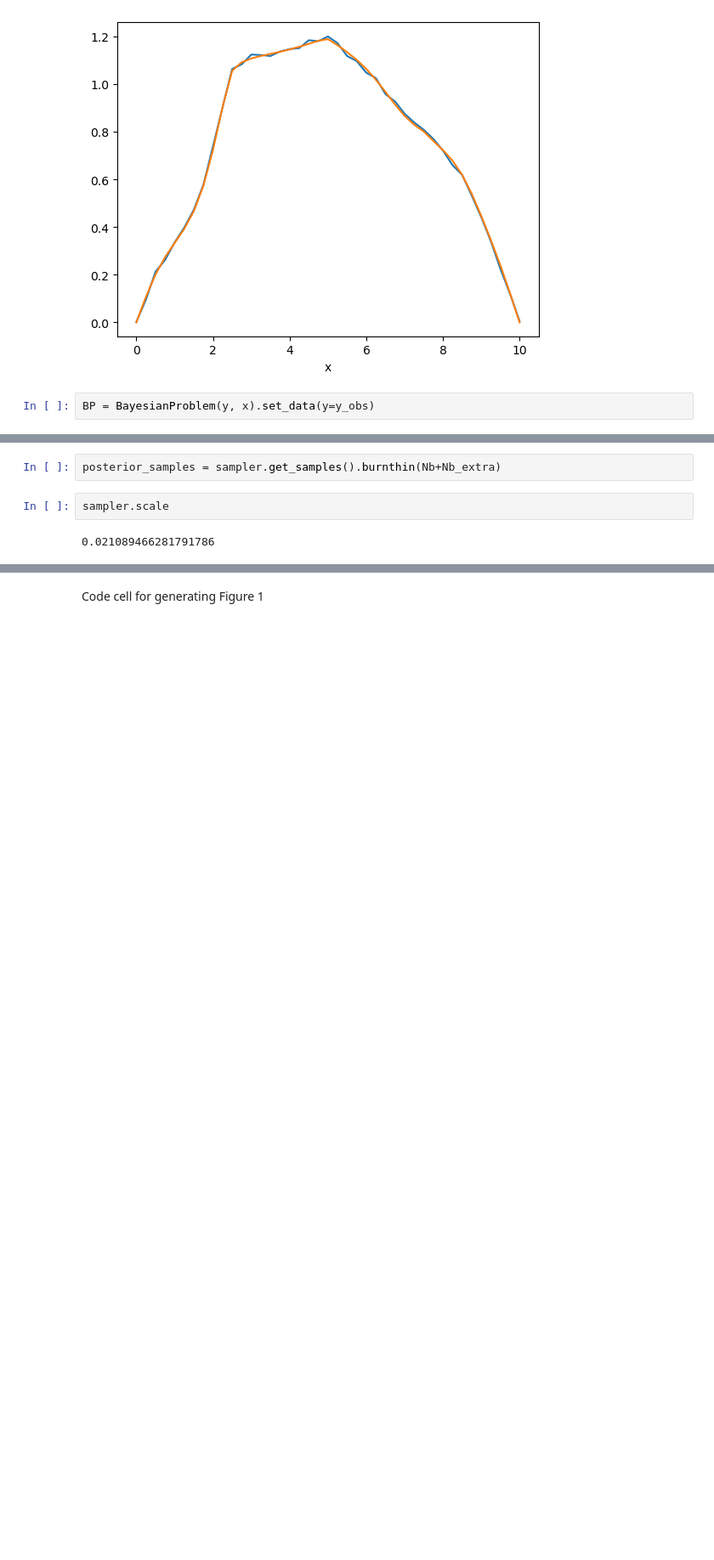
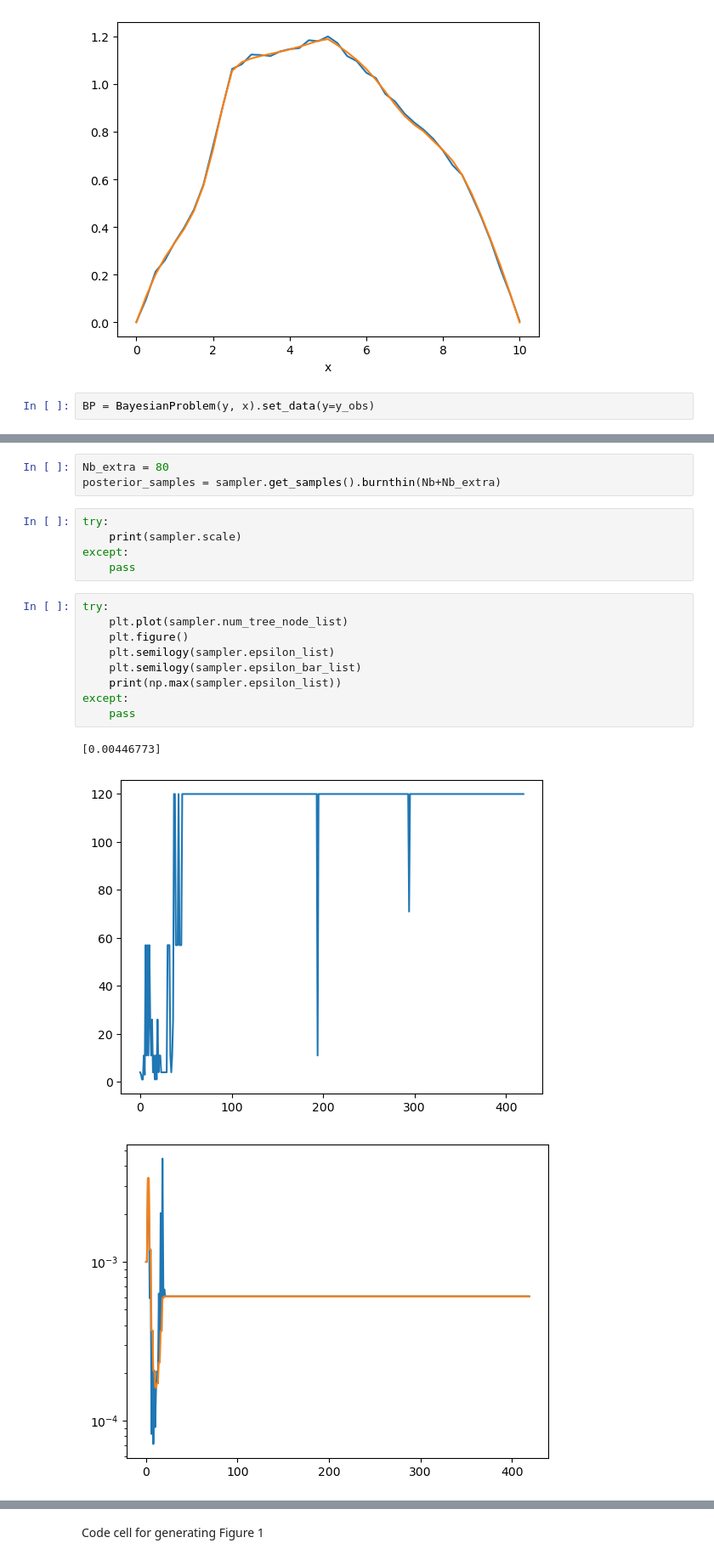
Before and after one commit to CUQI-DTU/Paper-Implicit, a Jupyter notebook: pde_myula/intro_example_Poisson.ipynb, the cells around one changed output, grey strips where cells are left out. Shown: that part at 85% size. Drawn from its saved outputs; the diff is of its cells as text; blank space fills up the shorter version.

```diff
--- a/pde_myula/intro_example_Poisson.ipynb
+++ b/pde_myula/intro_example_Poisson.ipynb
@@ -209,8 +265,23 @@ _ = sampler.sample(Ns)
 
 #posterior_samples = sampler.sample_adapt(100, Nb=10)
 # %%
+Nb_extra = 80
 posterior_samples = sampler.get_samples().burnthin(Nb+Nb_extra)
-# %%
-sampler.scale
-# %% [output]
-0.021089466281791786
+# %%
+try:
+    print(sampler.scale)
+except:
+    pass
+# %%
+try:
+    plt.plot(sampler.num_tree_node_list)
+    plt.figure()
+    plt.semilogy(sampler.epsilon_list)
+    plt.semilogy(sampler.epsilon_bar_list)
+    print(np.max(sampler.epsilon_list))
+except:
+    pass
+# %% [output]
+[0.00446773]
+[figure, added]
+[figure, added]
```
Also changed, not shown: parts of 16 cells of this notebook.
